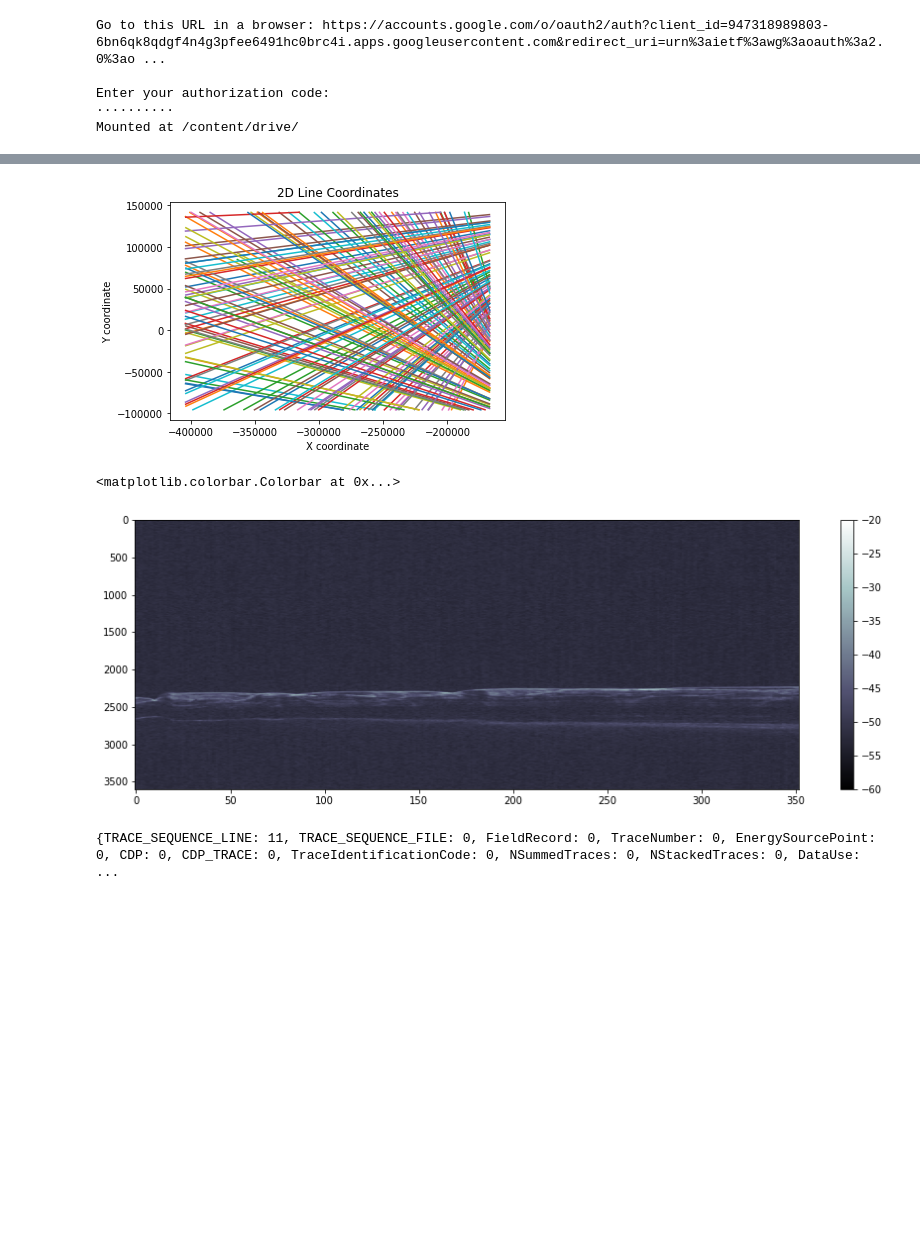
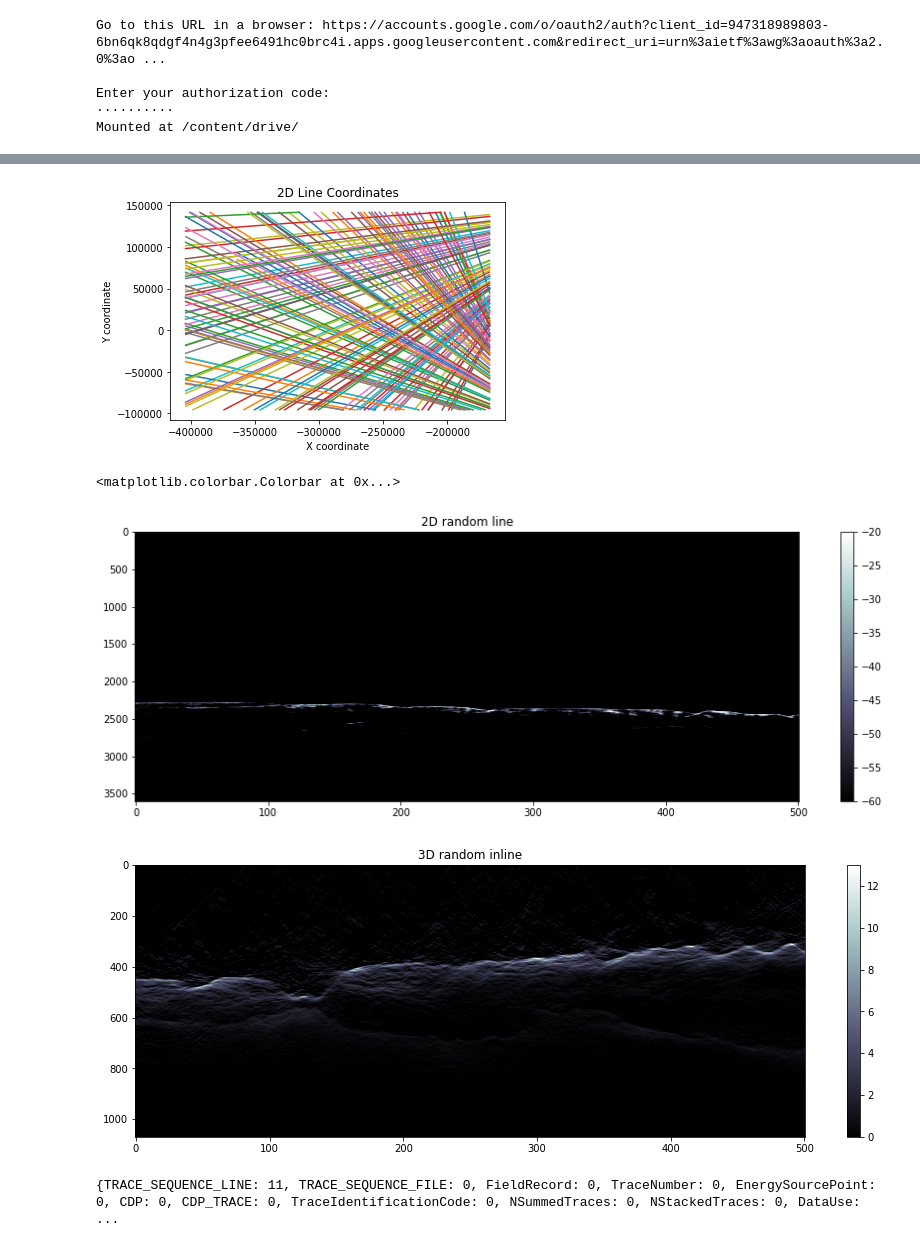
Before and after one commit to astroChance/RadNET, a Jupyter notebook: MPnet_workbook.ipynb, the cells around one changed output, grey strips where cells are left out. Saved outputs shown, nothing was run; the diff lists cells and outputs as text; code cells hidden in the pictures; blank space fills up the shorter version.

```diff
--- a/MPnet_workbook.ipynb
+++ b/MPnet_workbook.ipynb
@@ -46,17 +48,17 @@ print("2D files in directory: ", len(TwoDFiles))
 # %%
 ### Check geometry and line lengths of 2D files
 
-with segyio.open(TwoDFiles[0], 'r', ignore_geometry=True) as line:
+radar_file = random.choice(TwoDFiles)
+with segyio.open(radar_file, 'r') as line:
   Line = segyio.tools.collect(line.trace[:])
   print("Example 2D line data shape: ", Line.shape)
 
 Zero_Ax = []
 
 for radar_line in TwoDFiles:
-  with segyio.open(radar_line, 'r', ignore_geometry=True) as line:
+  with segyio.open(radar_line, 'r') as line:
     Line = segyio.tools.collect(line.trace[:])
     Zero_Ax.append(Line.shape[0])
-    One_Ax.append(Line.shape[1])
 
 plt.hist(Zero_Ax, bins=50)
 plt.xlabel("2D line lengths (traces)")
@@ -67,7 +69,7 @@ plt.show()
 
 ### Print geometry information for 3D cube
 
-# with segyio.open(Volume3D, 'r', strict=False) as segyfile:
-#   # cube = segyio.tools.cube(segyfile)    ### can't establish geometry
-#   print("\n3D data shape: ")
+with segyio.open(Volume3D, 'r') as segyfile:
+  cube = segyio.tools.cube(segyfile)
+  print("\n3D data shape: ", cube.shape)
 # %% [output]
@@ -77,5 +79,5 @@ Example 2D line data shape:  (273, 3600)
 # %%
-### Checl trace locations from 2D data
+### Check trace locations from 2D data
 
 line_coords = {}
 line_counter = 0
@@ -99,22 +101,33 @@ plt.ylabel("Y coordinate")
 plt.title("2D Line Coordinates")
 plt.show()
 # %% [output]
-[figure, old version]
+[figure, new version]
 # %%
 ### Visual QC
 
 # radar_file = TwoDFiles[0]
 radar_file = random.choice(TwoDFiles)
 
-with segyio.open(radar_file, 'r', ignore_geometry=True) as segyfile:
+with segyio.open(radar_file, 'r') as segyfile:
   display_line = segyio.tools.collect(segyfile.trace[:])
 
 plt.figure(figsize=(15,5))
+plt.title("2D random line")
 plt.imshow(display_line.T, cmap='bone', vmin = -60, vmax = -20, aspect='auto')
 plt.colorbar()
+
+with segyio.open(Volume3D, 'r') as segyfile:
+  random_iline_num = random.randint(0, len(segyfile.ilines))
+  random_iline = segyfile.iline[segyfile.ilines[random_iline_num]]
+
+plt.figure(figsize=(15,5))
+plt.title("3D random inline")
+plt.imshow(random_iline.T, cmap='bone', aspect='auto', vmin = 0, vmax = 13)
+plt.colorbar()
 # %% [output]
 <matplotlib.colorbar.Colorbar at 0x...>
-[figure, old version]
+[figure, new version]
+[figure, added]
 # %%
 ### Data QC
 ### Amplitude vaies on some 2D lines
```
Also changed, not shown: parts of 6 cells of this notebook.
